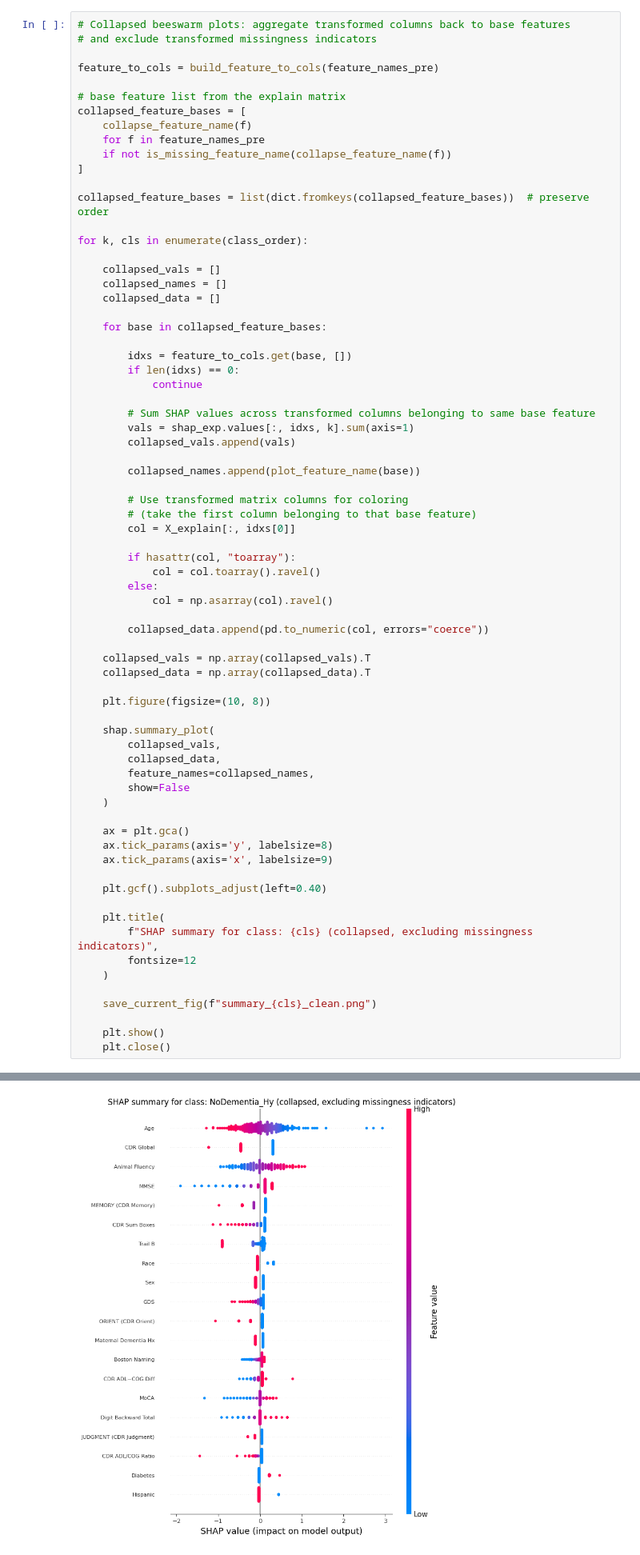
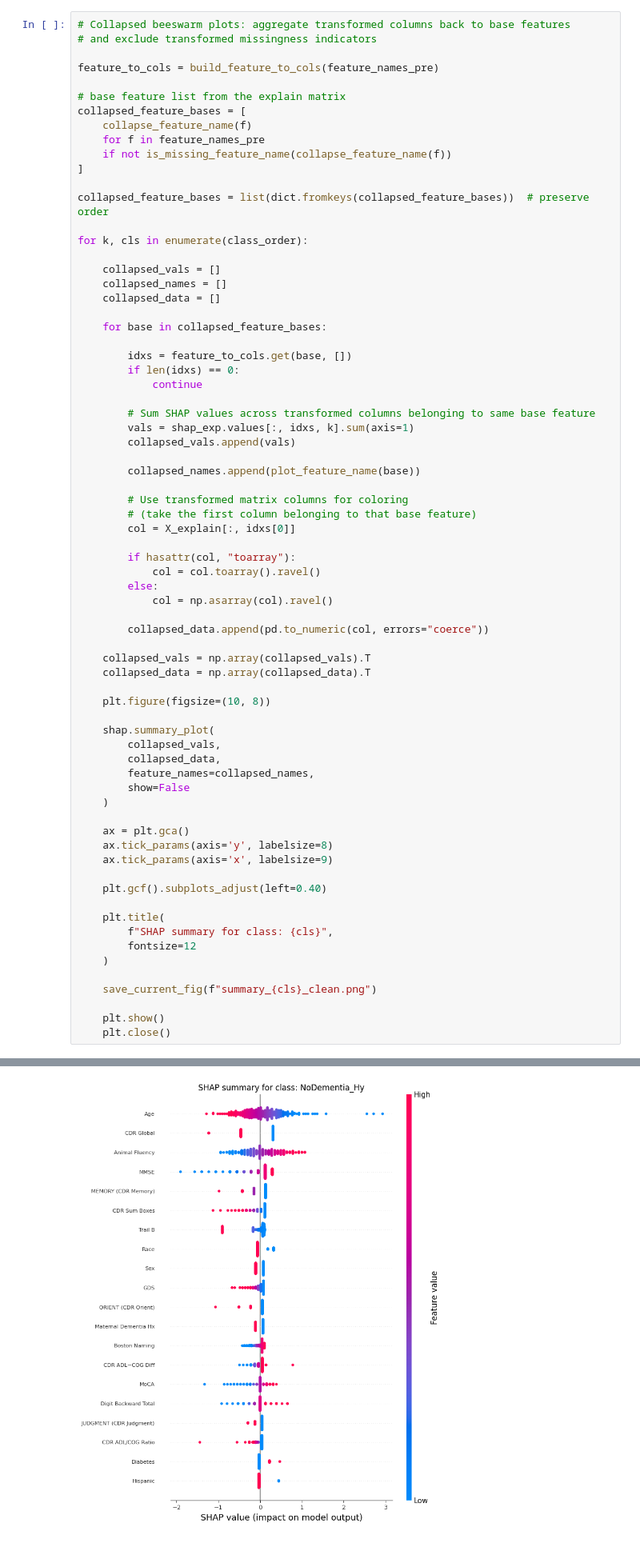
Before and after one commit to MihikaRanj/naccproject, a Jupyter notebook: src/05_shap_explainability_final_model.ipynb, the cells around one changed output, grey strips where cells are left out. Shown at 80% size. Drawn from its saved outputs; the diff is of its cells as text.

```diff
--- a/src/05_shap_explainability_final_model.ipynb
+++ b/src/05_shap_explainability_final_model.ipynb
@@ -822,7 +822,7 @@ for k, cls in enumerate(class_order):
     plt.gcf().subplots_adjust(left=0.40)
 
     plt.title(
-        f"SHAP summary for class: {cls} (collapsed, excluding missingness indicators)",
+        f"SHAP summary for class: {cls}",
         fontsize=12
     )
 
@@ -835,3 +835,3 @@ for k, cls in enumerate(class_order):
 Saved: ..\output\shap_outputs\figures\summary_AD_clean.png
-[figure, old version]
+[figure, new version]
 Saved: ..\output\shap_outputs\figures\summary_NoDementia_Hy_clean.png
```
Also changed, not shown: parts of 1 cell of this notebook, 54 other files.
